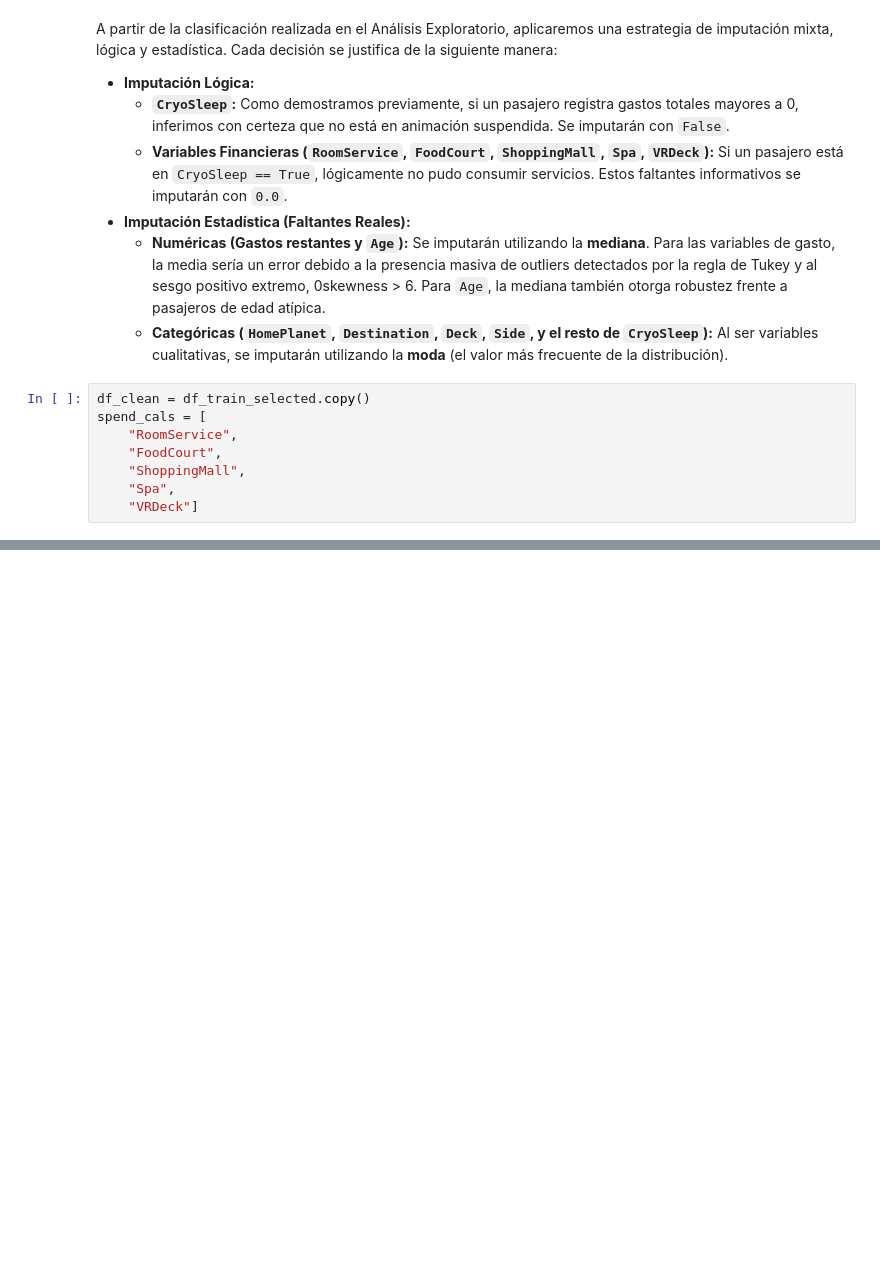
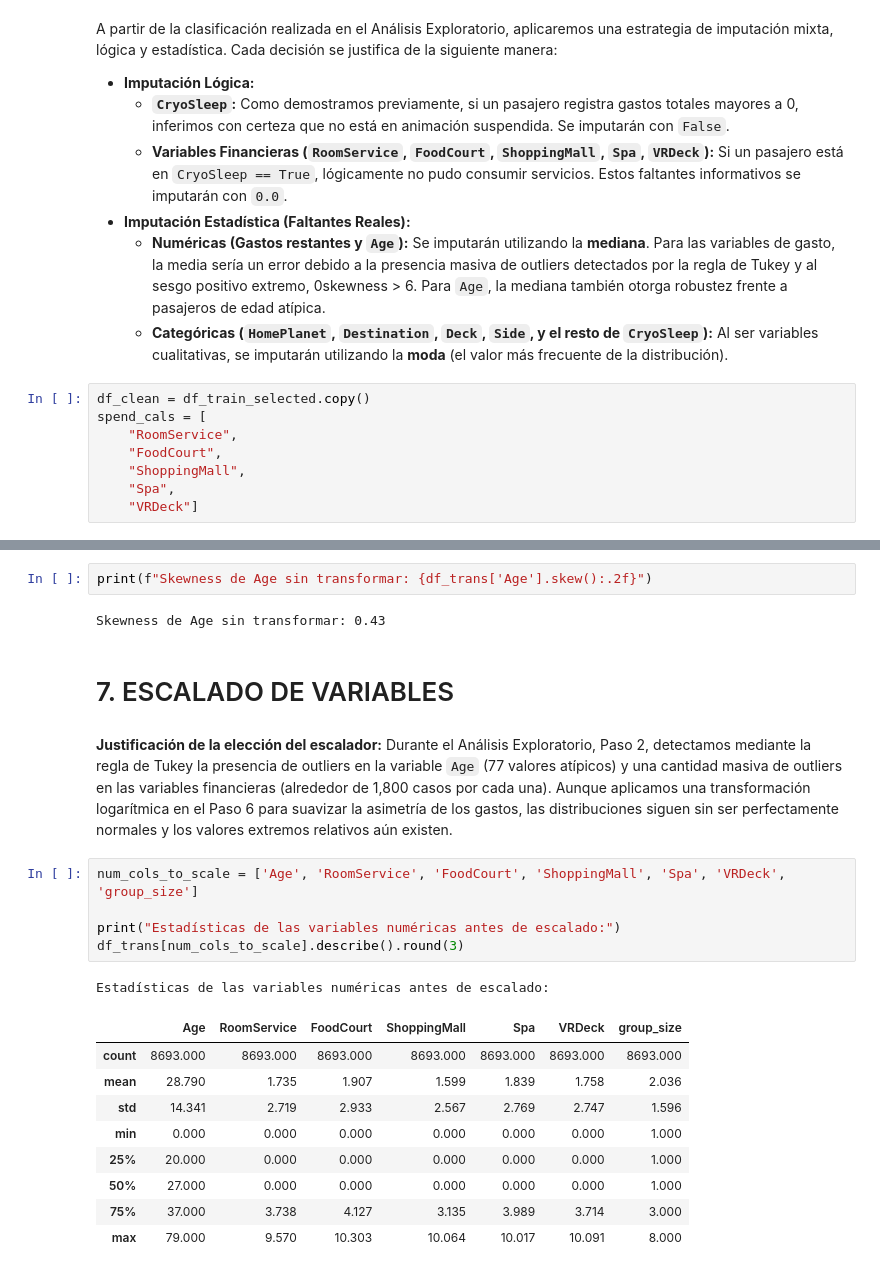
Before and after one commit to A01801224/TC3009C-RI, a Jupyter notebook: Reto_Primer_Avance_Spaceship_Titanic.ipynb, the cells around one changed output, grey strips where cells are left out. Cells and saved outputs as stored; diff of their text form; blank space fills up the shorter version.

```diff
--- a/Reto_Primer_Avance_Spaceship_Titanic.ipynb
+++ b/Reto_Primer_Avance_Spaceship_Titanic.ipynb
@@ -508,0 +638,25 @@ spend_cals = [
+# %%
+print(f"Skewness de Age sin transformar: {df_trans['Age'].skew():.2f}")
+# %% [output]
+Skewness de Age sin transformar: 0.43
+# %% [markdown]
+# 7. ESCALADO DE VARIABLES
+# %% [markdown]
+**Justificación de la elección del escalador:**
+Durante el Análisis Exploratorio, Paso 2, detectamos mediante la regla de Tukey la presencia de outliers en la variable `Age` (77 valores atípicos) y una cantidad masiva de outliers en las variables financieras (alrededor de 1,800 casos por cada una). Aunque aplicamos una transformación logarítmica en el Paso 6 para suavizar la asimetría de los gastos, las distribuciones siguen sin ser perfectamente normales y los valores extremos relativos aún existen.
+# %%
+num_cols_to_scale = ['Age', 'RoomService', 'FoodCourt', 'ShoppingMall', 'Spa', 'VRDeck', 'group_size']
+
+print("Estadísticas de las variables numéricas antes de escalado:")
+df_trans[num_cols_to_scale].describe().round(3)
+# %% [output]
+Estadísticas de las variables numéricas antes de escalado:
+|  | Age | RoomService | FoodCourt | ShoppingMall | Spa | VRDeck | group_size |
+| count | 8693.000 | 8693.000 | 8693.000 | 8693.000 | 8693.000 | 8693.000 | 8693.000 |
+| mean | 28.790 | 1.735 | 1.907 | 1.599 | 1.839 | 1.758 | 2.036 |
+| std | 14.341 | 2.719 | 2.933 | 2.567 | 2.769 | 2.747 | 1.596 |
+| min | 0.000 | 0.000 | 0.000 | 0.000 | 0.000 | 0.000 | 1.000 |
+| 25% | 20.000 | 0.000 | 0.000 | 0.000 | 0.000 | 0.000 | 1.000 |
+| 50% | 27.000 | 0.000 | 0.000 | 0.000 | 0.000 | 0.000 | 1.000 |
+| 75% | 37.000 | 3.738 | 4.127 | 3.135 | 3.989 | 3.714 | 3.000 |
+| max | 79.000 | 9.570 | 10.303 | 10.064 | 10.017 | 10.091 | 8.000 |
```
Also changed, not shown: parts of 28 cells of this notebook.
